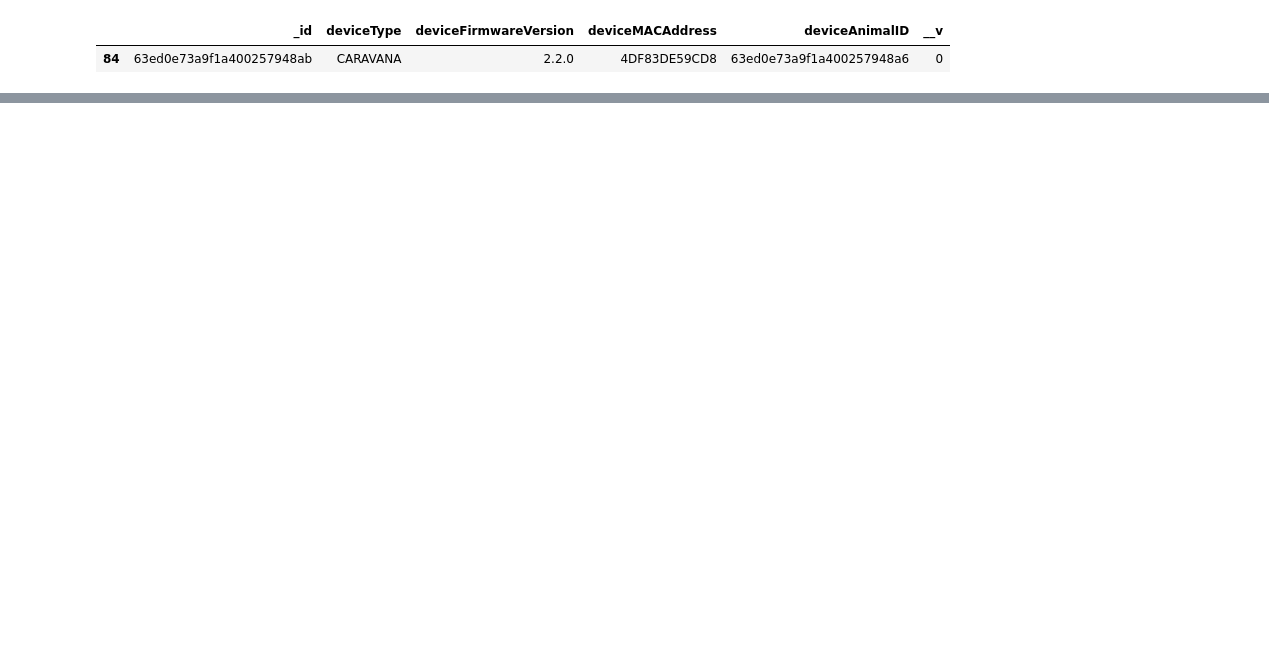
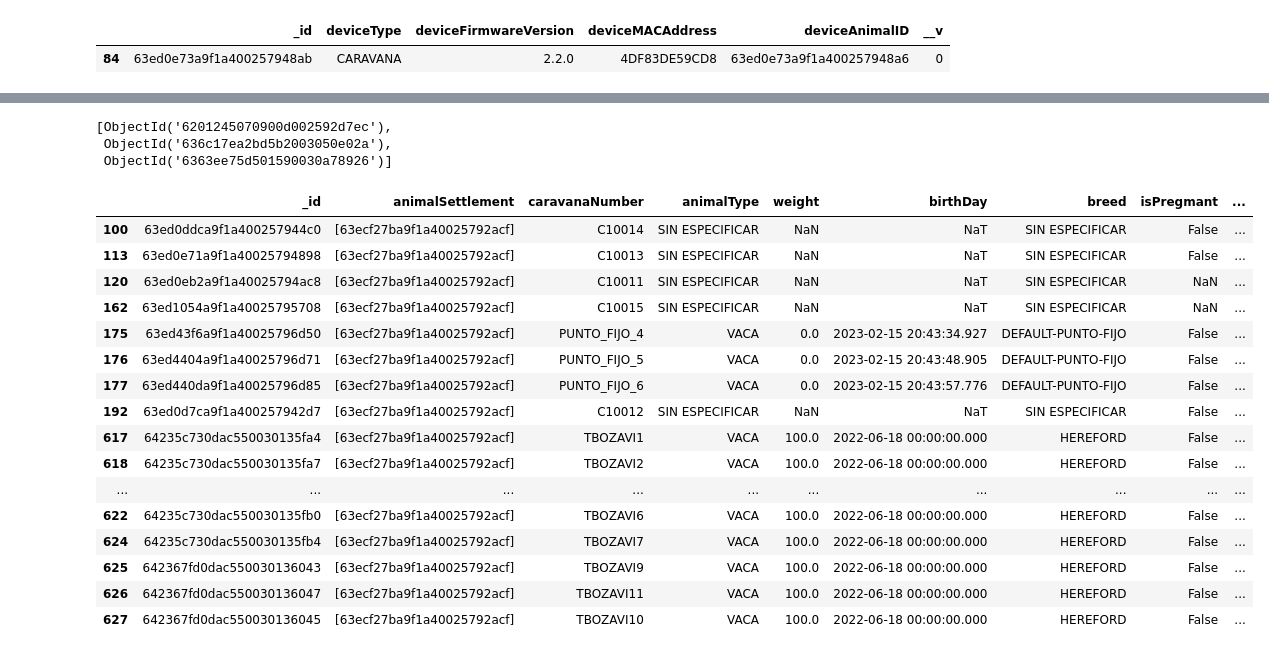
Before and after one commit to Arii95/PF_Henry, a Jupyter notebook: datos_simples_basto.ipynb, the cells around one changed output, grey strips where cells are left out. Drawn from its saved outputs; the diff is of its cells as text; code cells hidden in the pictures; blank space fills up the shorter version.

```diff
--- a/datos_simples_basto.ipynb
+++ b/datos_simples_basto.ipynb
@@ -71,0 +101,34 @@ df_devis[df_devis.deviceMACAddress=='4DF83DE59CD8']
+# %%
+df_setle.iloc[0].enabledUsers
+# %% [output]
+[ObjectId('6201245070900d002592d7ec'),
+ ObjectId('636c17ea2bd5b2003050e02a'),
+ ObjectId('6363ee75d501590030a78926')]
+# %%
+prueba= df_devis[df_devis.deviceMACAddress.isin(['0004A30B00F860CC', '0004A30B00F82E81', '0004A30B00F89C5D',
+       '0004A30B00F8302C', '0004A30B00F869B4', '0004A30B00F86440',
+       '0004A30B00F8A181', '0004A30B00F841E4', '0004A30B00F8B356',
+       '0004A30B00F81069', '0004A30B00F842C1', '0004A30B00F8B217',
+       '0004A30B00F81075', '0004A30B00F83085', '0004A30B00F842B6',
+       '0004A30B00F89C52', '0004A30B00F862AF', '0004A30B00F7E0C6',
+       '0004A30B00F82EB9'])]
+# %%
+df_animal[df_animal._id.isin(prueba.deviceAnimalID)]
+# %% [output]
+|  | _id | animalSettlement | caravanaNumber | animalType | weight | birthDay | breed | isPregmant | ... |
+| 100 | 63ed0ddca9f1a400257944c0 | [63ecf27ba9f1a40025792acf] | C10014 | SIN ESPECIFICAR | NaN | NaT | SIN ESPECIFICAR | False | ... |
+| 113 | 63ed0e71a9f1a40025794898 | [63ecf27ba9f1a40025792acf] | C10013 | SIN ESPECIFICAR | NaN | NaT | SIN ESPECIFICAR | False | ... |
+| 120 | 63ed0eb2a9f1a40025794ac8 | [63ecf27ba9f1a40025792acf] | C10011 | SIN ESPECIFICAR | NaN | NaT | SIN ESPECIFICAR | NaN | ... |
+| 162 | 63ed1054a9f1a40025795708 | [63ecf27ba9f1a40025792acf] | C10015 | SIN ESPECIFICAR | NaN | NaT | SIN ESPECIFICAR | NaN | ... |
+| 175 | 63ed43f6a9f1a40025796d50 | [63ecf27ba9f1a40025792acf] | PUNTO_FIJO_4 | VACA | 0.0 | 2023-02-15 20:43:34.927 | DEFAULT-PUNTO-FIJO | False | ... |
+| 176 | 63ed4404a9f1a40025796d71 | [63ecf27ba9f1a40025792acf] | PUNTO_FIJO_5 | VACA | 0.0 | 2023-02-15 20:43:48.905 | DEFAULT-PUNTO-FIJO | False | ... |
+| 177 | 63ed440da9f1a40025796d85 | [63ecf27ba9f1a40025792acf] | PUNTO_FIJO_6 | VACA | 0.0 | 2023-02-15 20:43:57.776 | DEFAULT-PUNTO-FIJO | False | ... |
+| 192 | 63ed0d7ca9f1a400257942d7 | [63ecf27ba9f1a40025792acf] | C10012 | SIN ESPECIFICAR | NaN | NaT | SIN ESPECIFICAR | False | ... |
+| 617 | 64235c730dac550030135fa4 | [63ecf27ba9f1a40025792acf] | TBOZAVI1 | VACA | 100.0 | 2022-06-18 00:00:00.000 | HEREFORD | False | ... |
+| 618 | 64235c730dac550030135fa7 | [63ecf27ba9f1a40025792acf] | TBOZAVI2 | VACA | 100.0 | 2022-06-18 00:00:00.000 | HEREFORD | False | ... |
+| ... | ... | ... | ... | ... | ... | ... | ... | ... | ... |
+| 622 | 64235c730dac550030135fb0 | [63ecf27ba9f1a40025792acf] | TBOZAVI6 | VACA | 100.0 | 2022-06-18 00:00:00.000 | HEREFORD | False | ... |
+| 624 | 64235c730dac550030135fb4 | [63ecf27ba9f1a40025792acf] | TBOZAVI7 | VACA | 100.0 | 2022-06-18 00:00:00.000 | HEREFORD | False | ... |
+| 625 | 642367fd0dac550030136043 | [63ecf27ba9f1a40025792acf] | TBOZAVI9 | VACA | 100.0 | 2022-06-18 00:00:00.000 | HEREFORD | False | ... |
+| 626 | 642367fd0dac550030136047 | [63ecf27ba9f1a40025792acf] | TBOZAVI11 | VACA | 100.0 | 2022-06-18 00:00:00.000 | HEREFORD | False | ... |
+| 627 | 642367fd0dac550030136045 | [63ecf27ba9f1a40025792acf] | TBOZAVI10 | VACA | 100.0 | 2022-06-18 00:00:00.000 | HEREFORD | False | ... |
```
Also changed, not shown: parts of 13 cells of this notebook, 3 other files.
